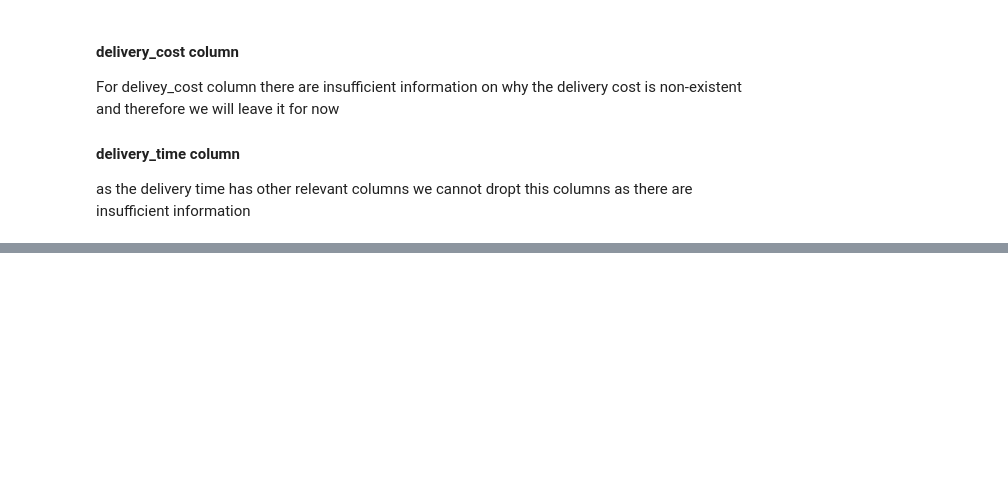
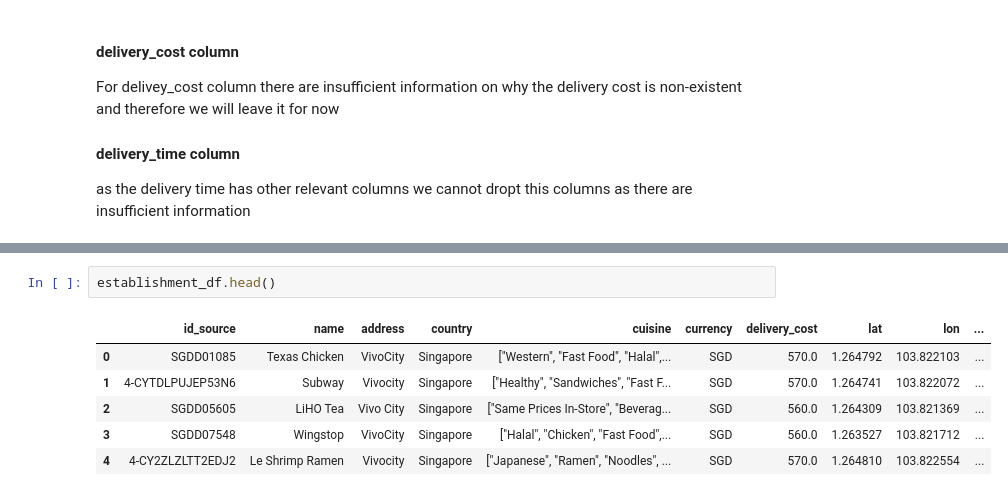
Before and after one commit to leehegithub/grab_restuarant_analysis, a Jupyter notebook: reading_csv.ipynb, the cells around one changed output, grey strips where cells are left out. Drawn from its saved outputs; the diff is of its cells as text; blank space fills up the shorter version.

```diff
--- a/reading_csv.ipynb
+++ b/reading_csv.ipynb
@@ -259,0 +159,9 @@ AttributeError: 'DataFrame' object has no attribute 'append'
+# %%
+establishment_df.head()
+# %% [output]
+|  | id_source | name | address | country | cuisine | currency | delivery_cost | lat | lon | ... |
+| 0 | SGDD01085 | Texas Chicken | VivoCity | Singapore | ["Western", "Fast Food", "Halal",... | SGD | 570.0 | 1.264792 | 103.822103 | ... |
+| 1 | 4-CYTDLPUJEP53N6 | Subway | Vivocity | Singapore | ["Healthy", "Sandwiches", "Fast F... | SGD | 570.0 | 1.264741 | 103.822072 | ... |
+| 2 | SGDD05605 | LiHO Tea | Vivo City | Singapore | ["Same Prices In-Store", "Beverag... | SGD | 560.0 | 1.264309 | 103.821369 | ... |
+| 3 | SGDD07548 | Wingstop | VivoCity | Singapore | ["Halal", "Chicken", "Fast Food",... | SGD | 560.0 | 1.263527 | 103.821712 | ... |
+| 4 | 4-CY2ZLZLTT2EDJ2 | Le Shrimp Ramen | Vivocity | Singapore | ["Japanese", "Ramen", "Noodles", ... | SGD | 570.0 | 1.264810 | 103.822554 | ... |
```
Also changed, not shown: parts of 20 cells of this notebook.
